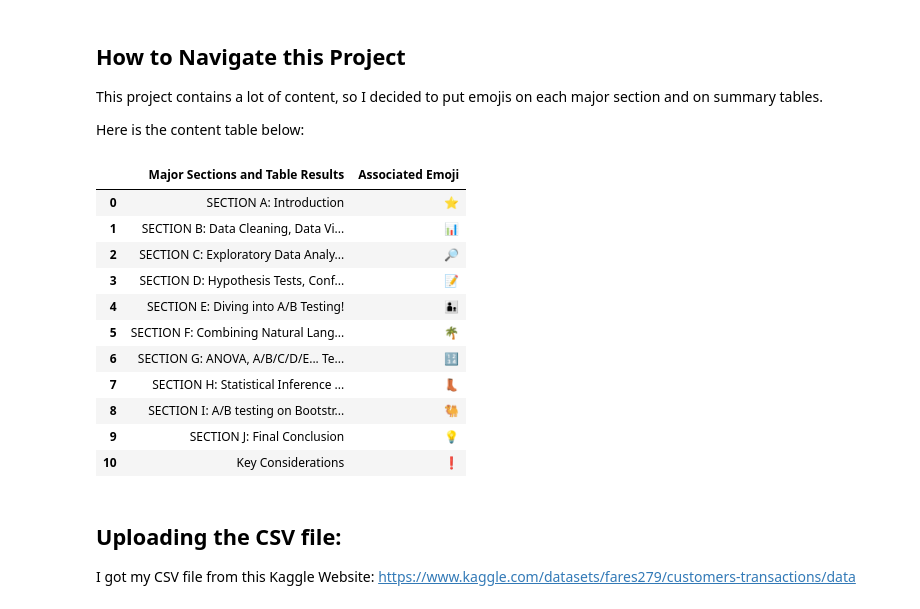
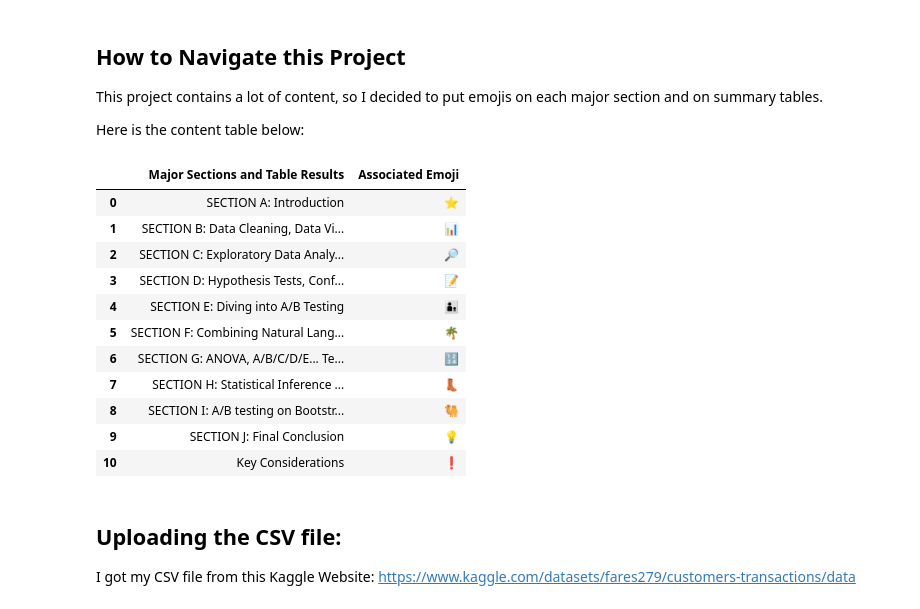
Before and after one commit to ba-careerpath-7/Data_Driven_E-Commerce_A-B_Testing_Project, a Jupyter notebook: Customer_Transaction_A_B_testing_Project.ipynb, the cells around one changed output. Drawn from its saved outputs; the diff is of its cells as text; code cells hidden in the pictures.

```diff
--- a/Customer_Transaction_A_B_testing_Project.ipynb
+++ b/Customer_Transaction_A_B_testing_Project.ipynb
@@ -100,39 +100,39 @@ Here is the content table below:
 # %%
 content_table = pd.DataFrame({"Major Sections and Table Results":[
     "SECTION A: Introduction",
     "SECTION B: Data Cleaning, Data Visualization, and Additional Discoveries",
     "SECTION C: Exploratory Data Analysis (EDA)",
-    "SECTION D: Hypothesis Tests, Confidence Intervals, Rejection Regions, and p-values!",
-    "SECTION E: Diving into A/B Testing!",
-    "SECTION F: Combining Natural Language Processing (NLP) and A/B Testing!",
+    "SECTION D: Hypothesis Tests, Confidence Intervals, Rejection Regions, and p-values",
+    "SECTION E: Diving into A/B Testing",
+    "SECTION F: Combining Natural Language Processing (NLP) and A/B Testing",
     "SECTION G: ANOVA, A/B/C/D/E... Testing",
-    "SECTION H: Statistical Inference on Bootstrapping!",
-    "SECTION I: A/B testing on Bootstrapped data!",
+    "SECTION H: Statistical Inference on Bootstrapping",
+    "SECTION I: A/B testing on Bootstrapped data",
     "SECTION J: Final Conclusion",
     "Key Considerations"],
 
 
                               "Associated Emoji":["⭐",
                                                   "📊",
                                                   "🔎",
                                                   "📝",
                                                   "👨‍👦",
                                                   "🌴",
                                                   "🔢",
                                                   "👢",
                                                   "🐫",
                                                   "💡",
                                                   "❗"
                                                   ]})
 
 content_table
 # %% [output]
 |  | Major Sections and Table Results | Associated Emoji |
 | 0 | SECTION A: Introduction | ⭐ |
 | 1 | SECTION B: Data Cleaning, Data Vi... | 📊 |
 | 2 | SECTION C: Exploratory Data Analy... | 🔎 |
 | 3 | SECTION D: Hypothesis Tests, Conf... | 📝 |
-| 4 | SECTION E: Diving into A/B Testing! | 👨‍👦 |
+| 4 | SECTION E: Diving into A/B Testing | 👨‍👦 |
 | 5 | SECTION F: Combining Natural Lang... | 🌴 |
 | 6 | SECTION G: ANOVA, A/B/C/D/E... Te... | 🔢 |
 | 7 | SECTION H: Statistical Inference ... | 👢 |
```
Also changed, not shown: parts of 7 cells of this notebook.
